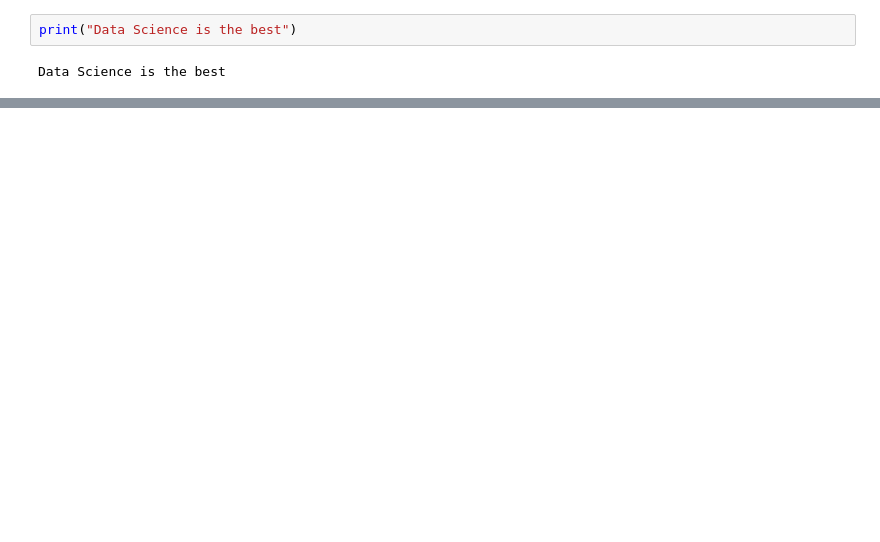
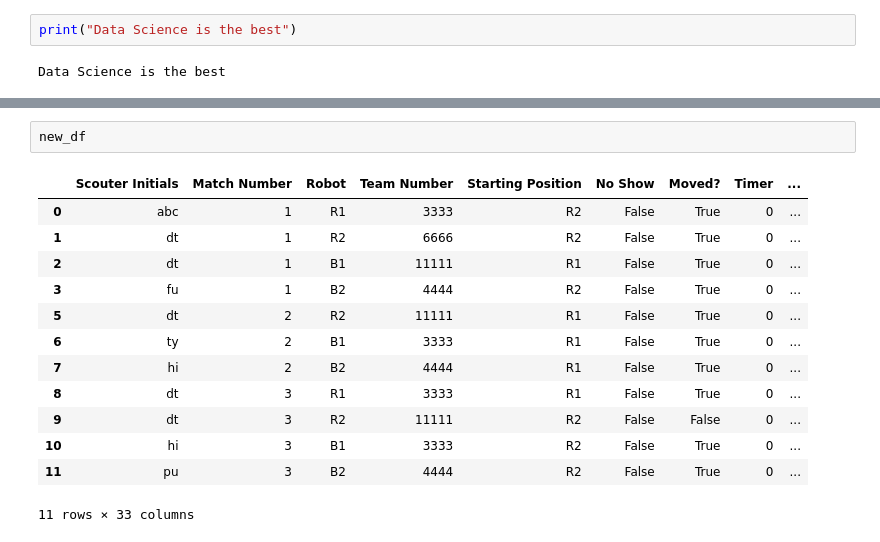
Before and after one commit to GirlsOfSteelRobotics/2025FTCScoutingApp, a Jupyter notebook: mock_data.ipynb, the cells around one changed output, grey strips where cells are left out. Cells and saved outputs as stored; diff of their text form; blank space fills up the shorter version.

```diff
--- a/mock_data.ipynb
+++ b/mock_data.ipynb
@@ -112,0 +83,16 @@ Team Number
+# %%
+new_df
+# %% [output]
+|  | Scouter Initials | Match Number | Robot | Team Number | Starting Position | No Show | Moved? | Timer | ... |
+| 0 | abc | 1 | R1 | 3333 | R2 | False | True | 0 | ... |
+| 1 | dt | 1 | R2 | 6666 | R2 | False | True | 0 | ... |
+| 2 | dt | 1 | B1 | 11111 | R1 | False | True | 0 | ... |
+| 3 | fu | 1 | B2 | 4444 | R2 | False | True | 0 | ... |
+| 5 | dt | 2 | R2 | 11111 | R1 | False | True | 0 | ... |
+| 6 | ty | 2 | B1 | 3333 | R1 | False | True | 0 | ... |
+| 7 | hi | 2 | B2 | 4444 | R1 | False | True | 0 | ... |
+| 8 | dt | 3 | R1 | 3333 | R1 | False | True | 0 | ... |
+| 9 | dt | 3 | R2 | 11111 | R2 | False | False | 0 | ... |
+| 10 | hi | 3 | B1 | 3333 | R2 | False | True | 0 | ... |
+| 11 | pu | 3 | B2 | 4444 | R2 | False | True | 0 | ... |
+11 rows × 33 columns
```
Also changed, not shown: parts of 10 cells of this notebook.
